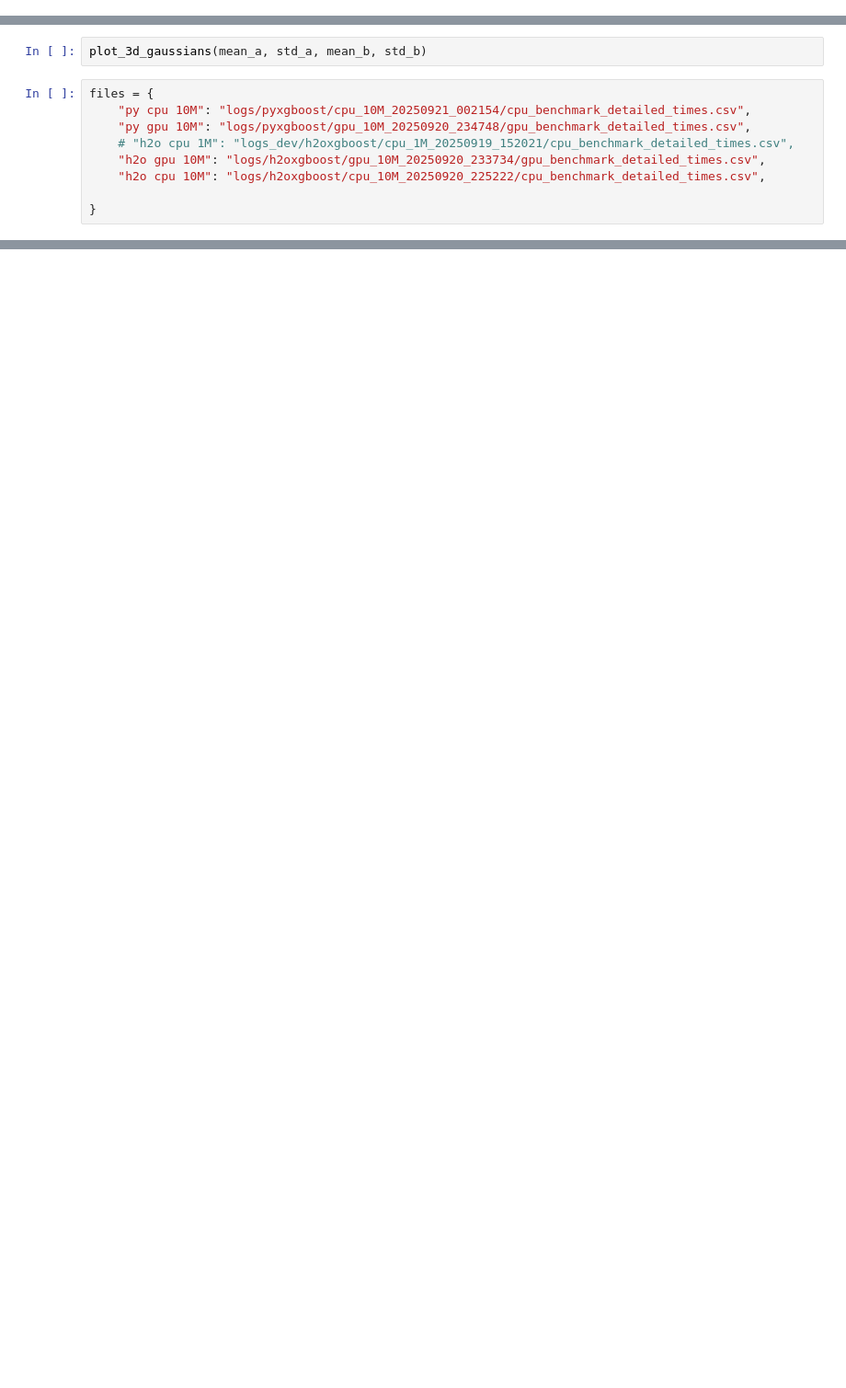
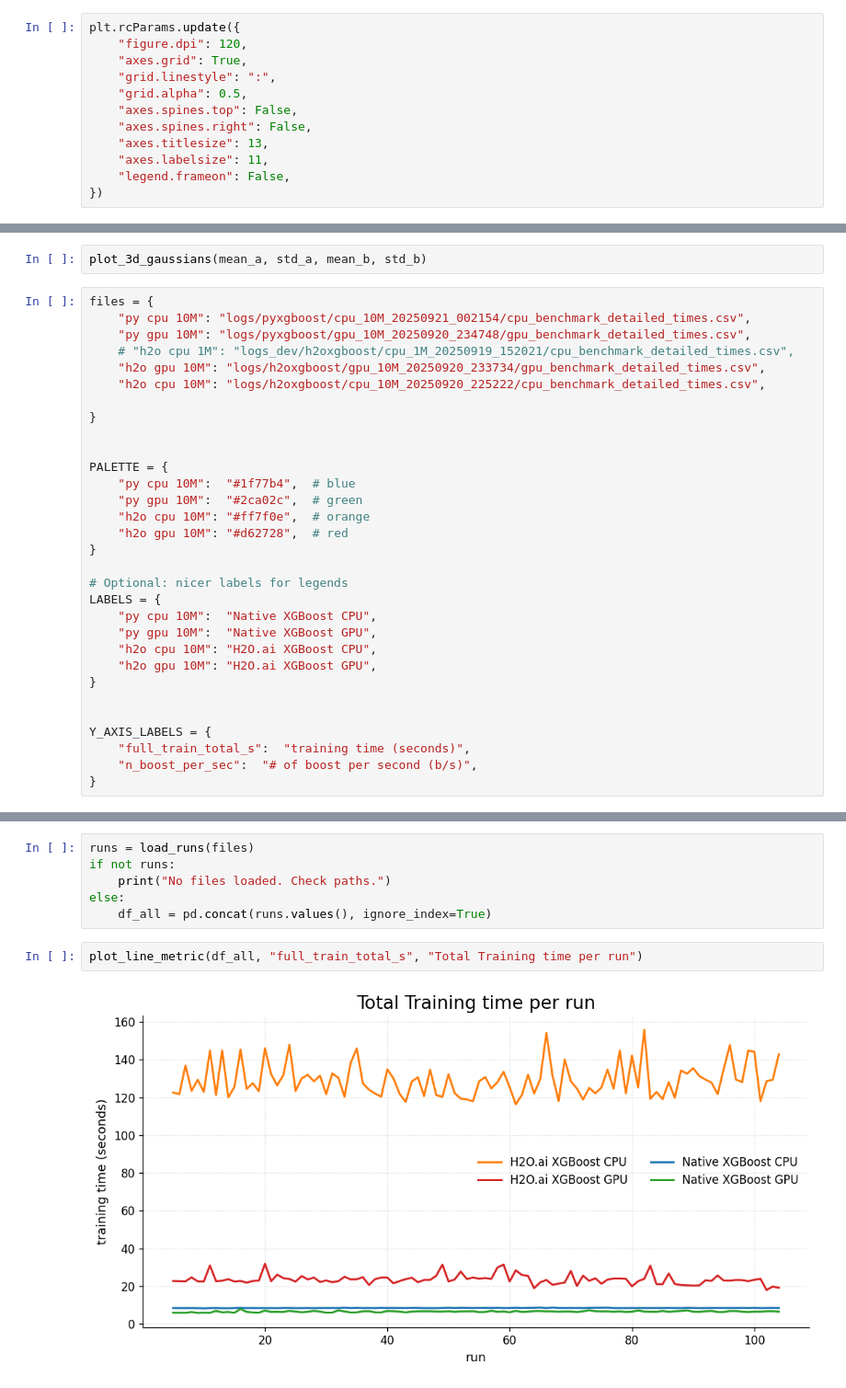
Before and after one commit to jonathankabala/xgboost_benchmark, a Jupyter notebook: src/misc.ipynb, the cells around one changed output, grey strips where cells are left out. Shown at 92% size. Cells and saved outputs as stored; diff of their text form; blank space fills up the shorter version.

```diff
--- a/src/misc.ipynb
+++ b/src/misc.ipynb
@@ -3,6 +5,18 @@ import matplotlib.pyplot as plt
 import pandas as pd
 from mpl_toolkits.mplot3d import Axes3D
 from utils import make_synthetic_binary
+# %%
+plt.rcParams.update({
+    "figure.dpi": 120,
+    "axes.grid": True,
+    "grid.linestyle": ":",
+    "grid.alpha": 0.5,
+    "axes.spines.top": False,
+    "axes.spines.right": False,
+    "axes.titlesize": 13,
+    "axes.labelsize": 11,
+    "legend.frameon": False,
+})
 # %%
 def plot_univariate_gaussians( mean_a, std_a, mean_b, std_b, sample_size=10000, bins=30):
 
@@ -121,4 +139,26 @@ files = {
     "h2o cpu 10M": "logs/h2oxgboost/cpu_10M_20250920_225222/cpu_benchmark_detailed_times.csv",
 
 }
+
+
+PALETTE = {
+    "py cpu 10M":  "#1f77b4",  # blue
+    "py gpu 10M":  "#2ca02c",  # green
+    "h2o cpu 10M": "#ff7f0e",  # orange
+    "h2o gpu 10M": "#d62728",  # red
+}
+
+# Optional: nicer labels for legends
+LABELS = {
+    "py cpu 10M":  "Native XGBoost CPU",
+    "py gpu 10M":  "Native XGBoost GPU",
+    "h2o cpu 10M": "H2O.ai XGBoost CPU",
+    "h2o gpu 10M": "H2O.ai XGBoost GPU",
+}
+
+
+Y_AXIS_LABELS = {
+    "full_train_total_s":  "training time (seconds)",
+    "n_boost_per_sec":  "# of boost per second (b/s)",
+}
 # %%
@@ -125,0 +268,10 @@ files = {
+# %%
+runs = load_runs(files)
+if not runs:
+    print("No files loaded. Check paths.")
+else:
+    df_all = pd.concat(runs.values(), ignore_index=True)
+# %%
+plot_line_metric(df_all, "full_train_total_s", "Total Training time per run")
+# %% [output]
+[figure, added]
```
Also changed, not shown: parts of 11 cells of this notebook, 1 other file.
